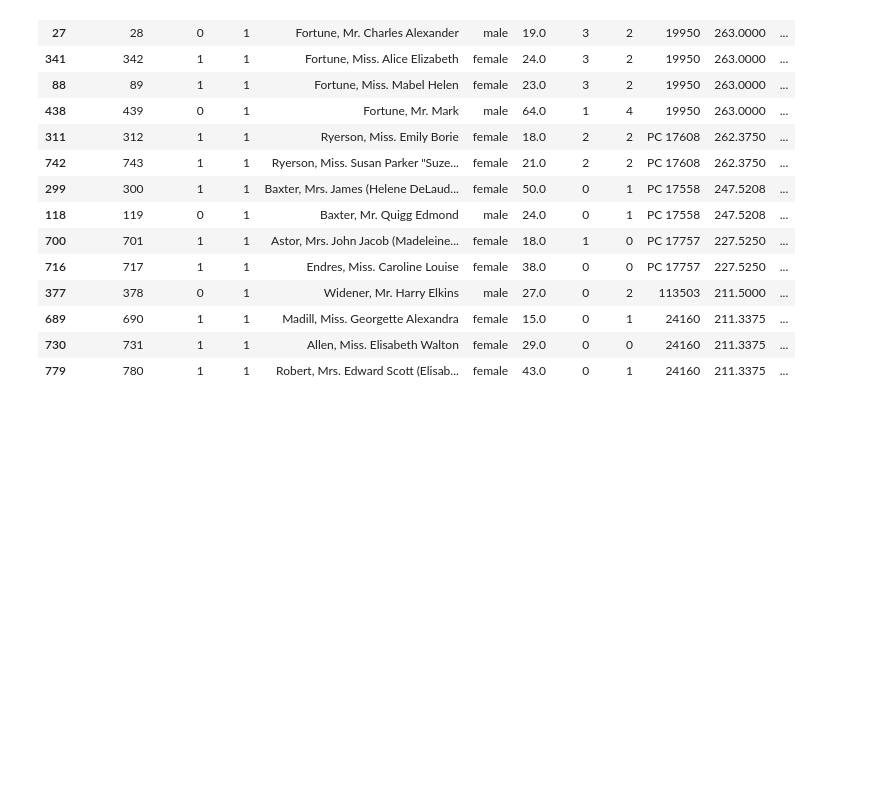
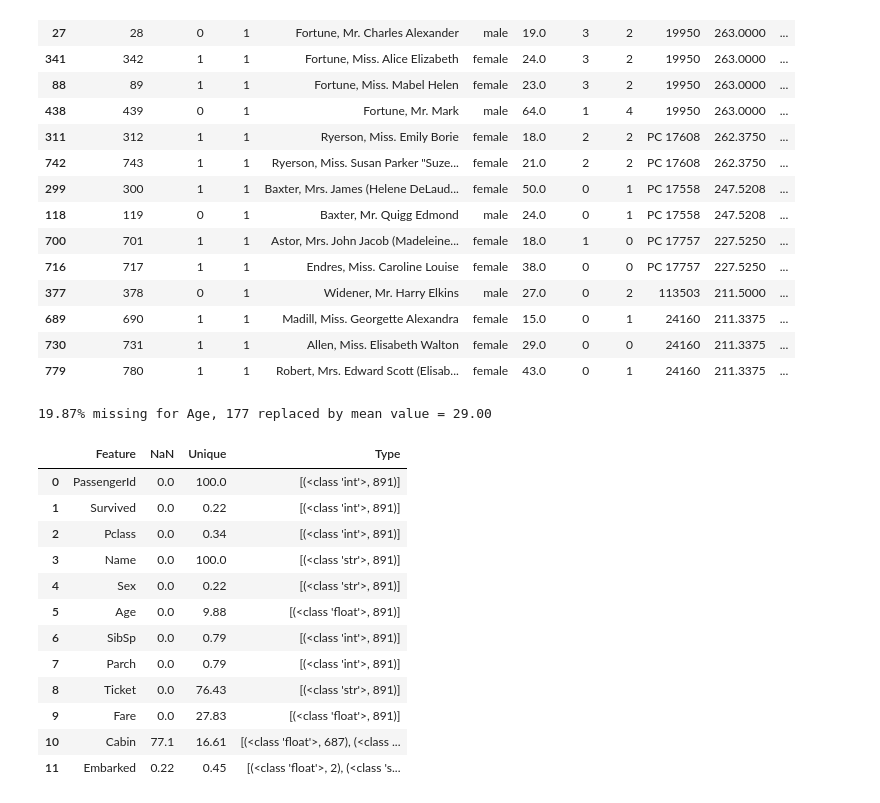
Before and after one commit to tirelt/data_toolbox, a Jupyter notebook: toolbox/0. Data analysis and curation.ipynb, the cells around one changed output. Saved outputs shown, nothing was run; the diff lists cells and outputs as text; code cells hidden in the pictures; blank space fills up the shorter version.

Commit message:
finished data analysis

```diff
--- a/toolbox/0. Data analysis and curation.ipynb
+++ b/toolbox/0. Data analysis and curation.ipynb
@@ -94,3 +93,32 @@ df[df['Fare'] >= 200].sort_values(by="Fare",ascending=False).dropna() #check out
 | 689 | 690 | 1 | 1 | Madill, Miss. Georgette Alexandra | female | 15.0 | 0 | 1 | 24160 | 211.3375 | ... |
 | 730 | 731 | 1 | 1 | Allen, Miss. Elisabeth Walton | female | 29.0 | 0 | 0 | 24160 | 211.3375 | ... |
 | 779 | 780 | 1 | 1 | Robert, Mrs. Edward Scott (Elisab... | female | 43.0 | 0 | 1 | 24160 | 211.3375 | ... |
+# %%
+# preprocessing
+df_preprocessed = df.copy()
+# %%
+# for numerical columns, we replace the NaNs by the mean of the column
+for feature_name in ['Age']:
+    feature_mean = int(df[feature_name].mean())
+    feature_missing = pd.isnull(df[feature_name]).sum()
+    feature_missing_pct = feature_missing/len(df)
+    print(f"{feature_missing_pct:.2%} missing for {feature_name}, {feature_missing} replaced by mean value = {feature_mean:.2f}")
+    df_preprocessed[feature_name] = df_preprocessed[feature_name].fillna(feature_mean)
+# %% [output]
+19.87% missing for Age, 177 replaced by mean value = 29.00
+# %%
+check_data(df_preprocessed)
+# %% [output]
+|  | Feature | NaN | Unique | Type |
+| 0 | PassengerId | 0.0 | 100.0 | [(<class 'int'>, 891)] |
+| 1 | Survived | 0.0 | 0.22 | [(<class 'int'>, 891)] |
+| 2 | Pclass | 0.0 | 0.34 | [(<class 'int'>, 891)] |
+| 3 | Name | 0.0 | 100.0 | [(<class 'str'>, 891)] |
+| 4 | Sex | 0.0 | 0.22 | [(<class 'str'>, 891)] |
+| 5 | Age | 0.0 | 9.88 | [(<class 'float'>, 891)] |
+| 6 | SibSp | 0.0 | 0.79 | [(<class 'int'>, 891)] |
+| 7 | Parch | 0.0 | 0.79 | [(<class 'int'>, 891)] |
+| 8 | Ticket | 0.0 | 76.43 | [(<class 'str'>, 891)] |
+| 9 | Fare | 0.0 | 27.83 | [(<class 'float'>, 891)] |
+| 10 | Cabin | 77.1 | 16.61 | [(<class 'float'>, 687), (<class ... |
+| 11 | Embarked | 0.22 | 0.45 | [(<class 'float'>, 2), (<class 's... |
```
Also changed, not shown: parts of 18 cells of this notebook, 7 other files.
